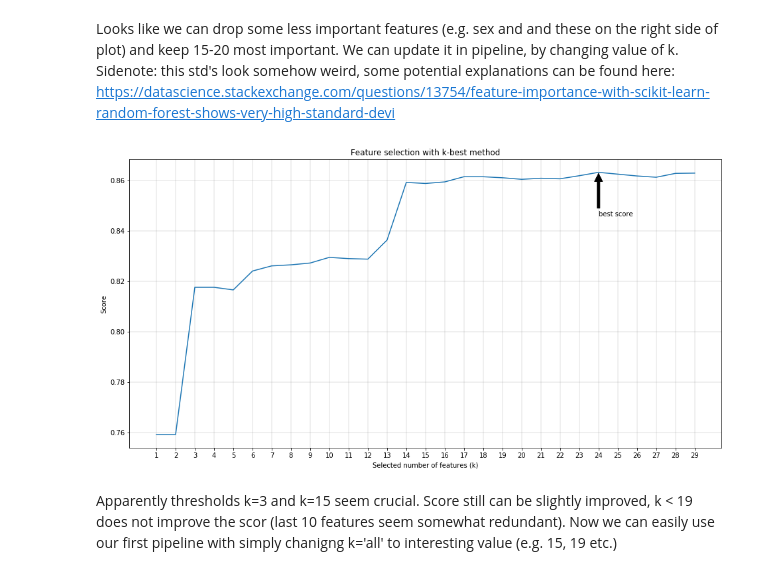
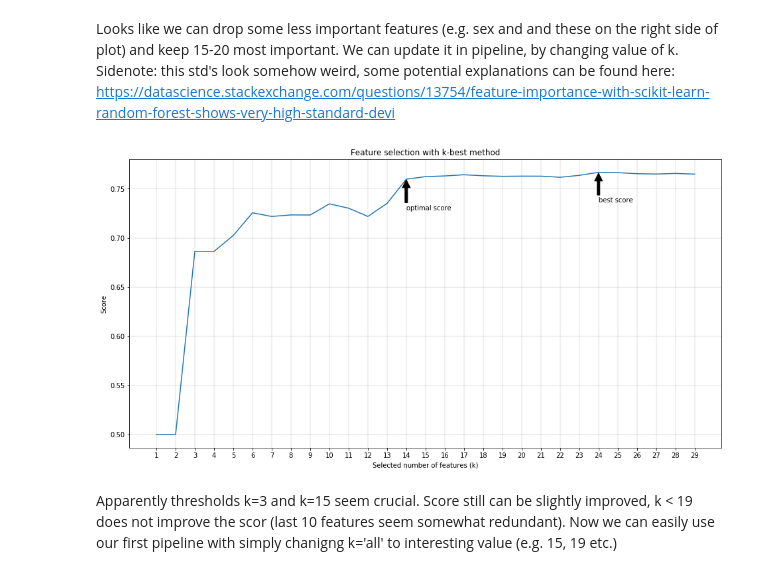
Before and after one commit to GregSzopinski/introductory-machine-learning, a Jupyter notebook: Adult data/Adult_names_classification.ipynb, the cells around one changed output. Saved outputs shown, nothing was run; the diff lists cells and outputs as text; code cells hidden in the pictures.

```diff
--- a/Adult data/Adult_names_classification.ipynb
+++ b/Adult data/Adult_names_classification.ipynb
@@ -288,7 +288,7 @@ def train_and_predict(model, X, y, test_size=0.33):
     y_pred = model.predict(X_test)
 
     #print(classification_report(y_test, y_pred))
-    return accuracy_score(y_test, y_pred)
+    return roc_auc_score(y_test, y_pred)
 # %%
 # Pipeline
 # %%
@@ -413,18 +415,22 @@ scores= np.array(scores)
 # %%
 plt.figure(figsize=[16,8])
 plt.plot(various_k,scores)
 plt.xlabel('Selected number of features (k)')
 plt.ylabel('Score')
 plt.xticks(various_k)
 plt.title('Feature selection with k-best method')
 plt.grid(color='gray', linestyle='-', linewidth=0.25)
 plt.annotate('best score', xy=(np.argmax(scores)+1, np.amax(scores)),
-             xytext=(np.argmax(scores)+1, 0.98*np.amax(scores)),
+             xytext=(np.argmax(scores)+1, 0.96*np.amax(scores)),
+            arrowprops=dict(facecolor='black', shrink=0.03))
+plt.annotate('optimal score', xy=(14, 0.76),
+             xytext=(14, 0.95*np.max(scores)),
             arrowprops=dict(facecolor='black', shrink=0.03))
 
+
 plt.show()
 # %% [output]
-[figure, old version]
+[figure, new version]
 # %% [markdown]
 Apparently thresholds k=3 and k=15 seem crucial. Score still can be slightly improved, k < 19 does not improve the scor (last 10 features seem somewhat redundant). Now we can easily use our first pipeline with simply chanigng k='all' to interesting value (e.g. 15, 19 etc.)
 # %% [markdown]
```
Also changed, not shown: parts of 13 cells of this notebook.
